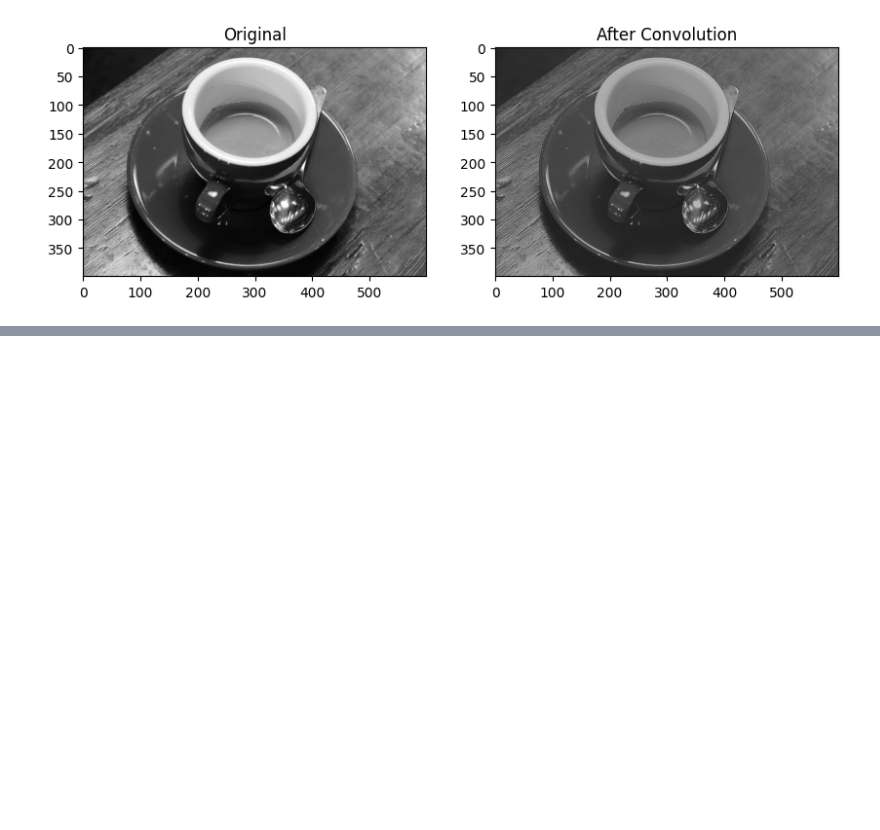
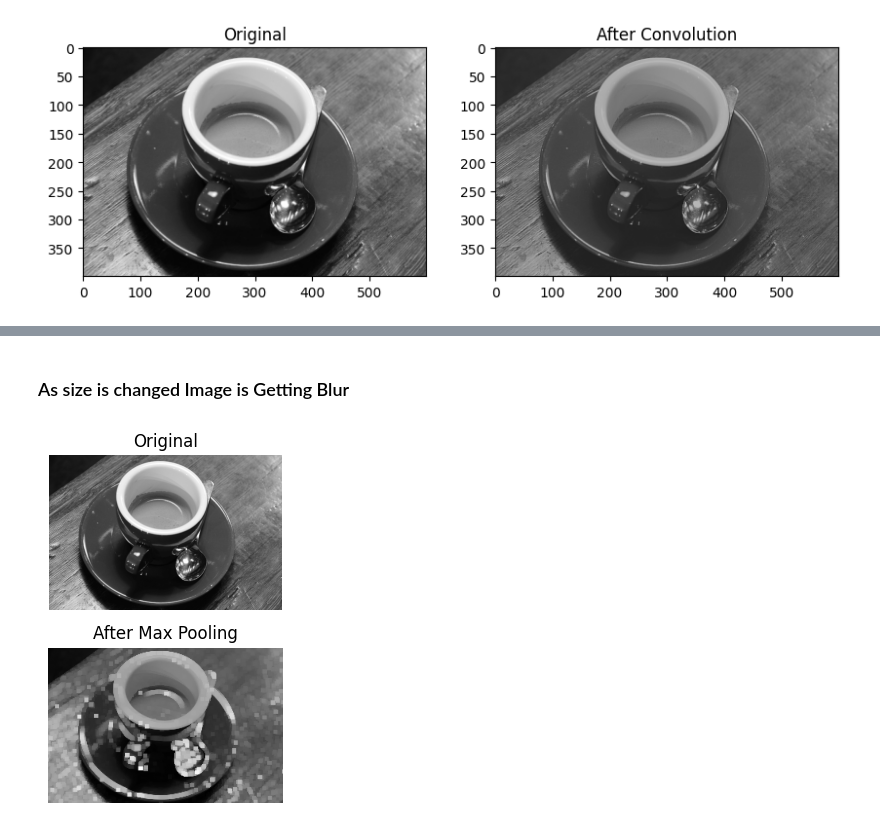
Before and after one commit to SANGRAMLEMBE/Computer_Vision_from_Scratch, a Jupyter notebook: simple_convolution_Implementation.ipynb, the cells around one changed output, grey strips where cells are left out. Cells and saved outputs as stored; diff of their text form; code cells hidden in the pictures; blank space fills up the shorter version.

```diff
--- a/simple_convolution_Implementation.ipynb
+++ b/simple_convolution_Implementation.ipynb
@@ -194,0 +303,55 @@ plt.show()
+# %% [markdown]
+### As size is changed Image is Getting Blur
+# %%
+import numpy as np
+import matplotlib.pyplot as plt
+
+from scipy.signal import convolve2d
+from skimage import data, color
+
+# Load grayscale image
+image = color.rgb2gray(data.coffee())
+
+# Define a simple edge detection Filter (added from previous cells)
+filter = np.array([[-1,0,-1],
+                   [0,10,0],
+                   [-1,0,-1]])
+
+# Apply Convolution
+convolved = convolve2d(image, filter, mode = 'same', boundary = 'symm')
+
+# Define 2x2 Max Pooling Function
+def max_pooling(feature_map, size =2 , stride = 2):
+  output_shape = (
+      (feature_map.shape[0] - size)  // stride +1, # Fixed typo: srtide to stride
+      (feature_map.shape[1] - size) // stride +1
+  )
+
+  pooled = np.zeros(output_shape)
+  for i in range(0, output_shape[0]):
+    for j in range(0, output_shape[1]):
+      region = feature_map[i*stride:i*stride+size, j*stride:j*stride+size]
+      pooled[i,j] = np.max(region)
+  return pooled
+
+
+# Apply max Pooling
+pooled = max_pooling(convolved, size = 10, stride = 2)
+
+# Show result
+plt.figure(figsize=(15, 4))
+
+plt.subplot(2,1,1)
+plt.title("Original")
+plt.imshow(image, cmap='gray')
+plt.axis('off')
+
+plt.subplot(2,1,2)
+plt.title("After Max Pooling")
+plt.imshow(pooled, cmap='gray')
+plt.axis('off')
+
+plt.tight_layout()
+plt.show()
+# %% [output]
+[figure, added]
```
Also changed, not shown: parts of 3 cells of this notebook.
